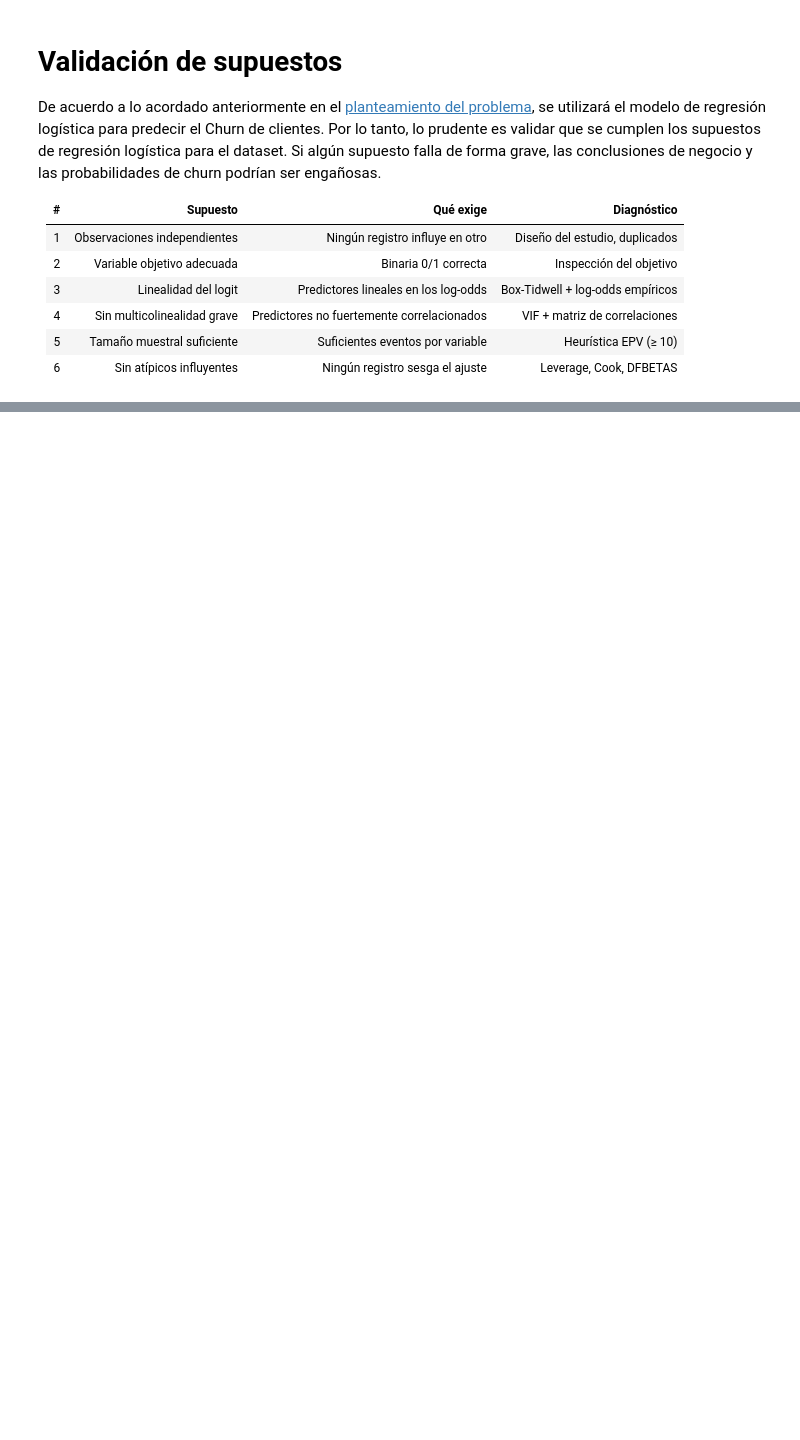
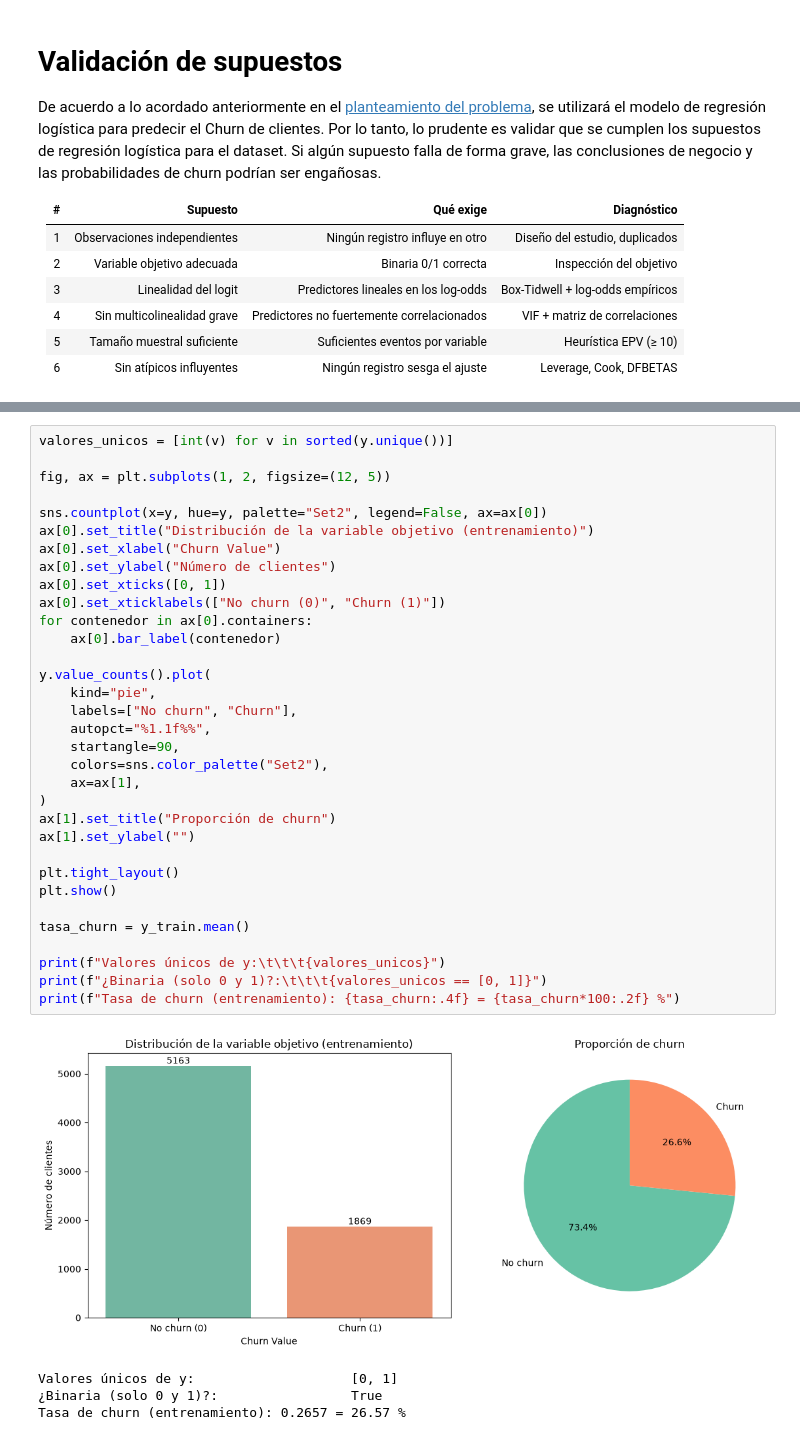
Before and after one commit to Sinoombre/IA-Parcial-2, a Jupyter notebook: data/EDA.ipynb, the cells around one changed output, grey strips where cells are left out. Saved outputs shown, nothing was run; the diff lists cells and outputs as text; blank space fills up the shorter version.

```diff
--- a/data/EDA.ipynb
+++ b/data/EDA.ipynb
@@ -615,0 +806,38 @@ De acuerdo a lo acordado anteriormente en el [planteamiento del problema](#probl
+# %%
+valores_unicos = [int(v) for v in sorted(y.unique())]
+
+fig, ax = plt.subplots(1, 2, figsize=(12, 5))
+
+sns.countplot(x=y, hue=y, palette="Set2", legend=False, ax=ax[0])
+ax[0].set_title("Distribución de la variable objetivo (entrenamiento)")
+ax[0].set_xlabel("Churn Value")
+ax[0].set_ylabel("Número de clientes")
+ax[0].set_xticks([0, 1])
+ax[0].set_xticklabels(["No churn (0)", "Churn (1)"])
+for contenedor in ax[0].containers:
+    ax[0].bar_label(contenedor)
+
+y.value_counts().plot(
+    kind="pie",
+    labels=["No churn", "Churn"],
+    autopct="%1.1f%%",
+    startangle=90,
+    colors=sns.color_palette("Set2"),
+    ax=ax[1],
+)
+ax[1].set_title("Proporción de churn")
+ax[1].set_ylabel("")
+
+plt.tight_layout()
+plt.show()
+
+tasa_churn = y_train.mean()
+
+print(f"Valores únicos de y:\t\t\t{valores_unicos}")
+print(f"¿Binaria (solo 0 y 1)?:\t\t\t{valores_unicos == [0, 1]}")
+print(f"Tasa de churn (entrenamiento): {tasa_churn:.4f} = {tasa_churn*100:.2f} %")
+# %% [output]
+[figure, added]
+Valores únicos de y:                    [0, 1]
+¿Binaria (solo 0 y 1)?:                 True
+Tasa de churn (entrenamiento): 0.2657 = 26.57 %
```
Also changed, not shown: parts of 34 cells of this notebook.
